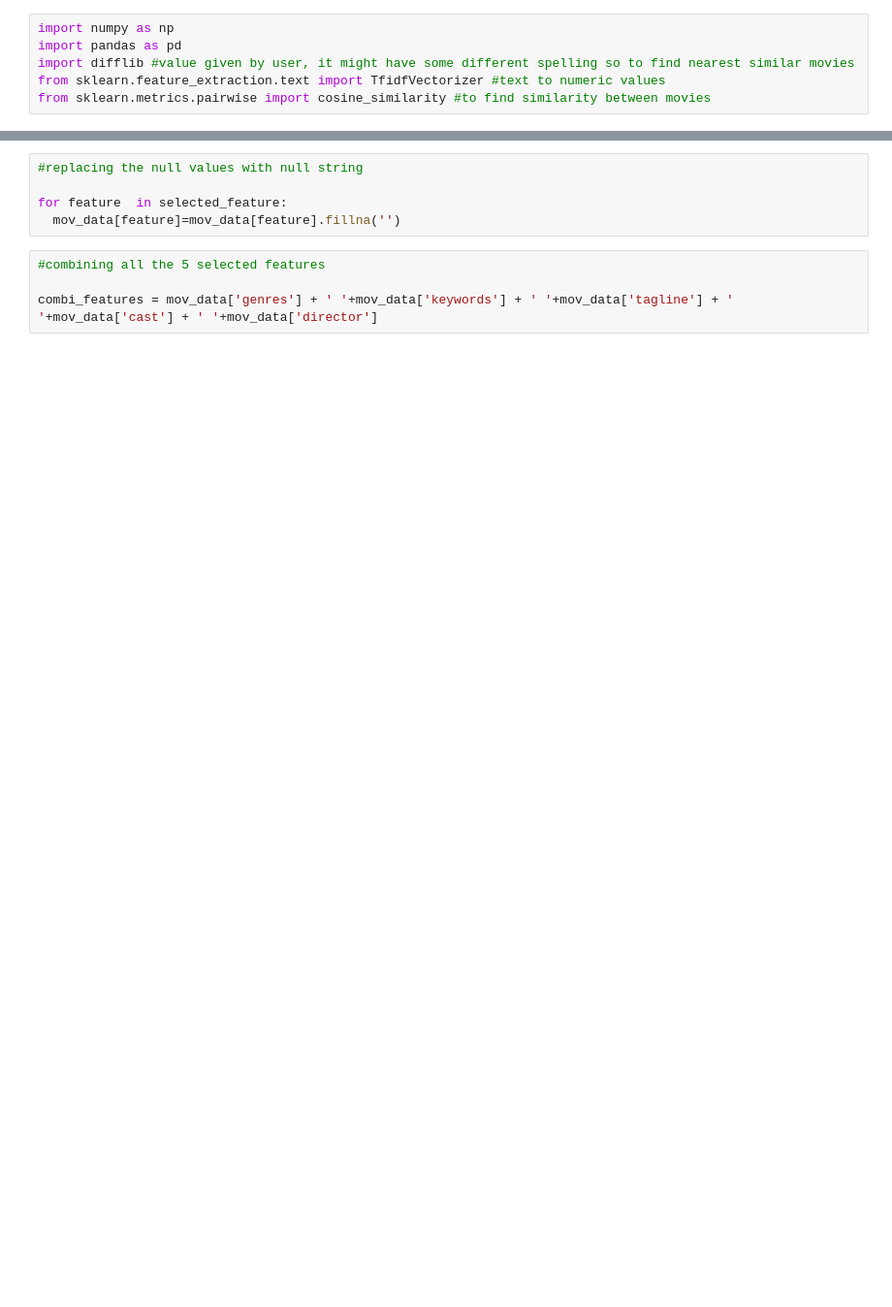
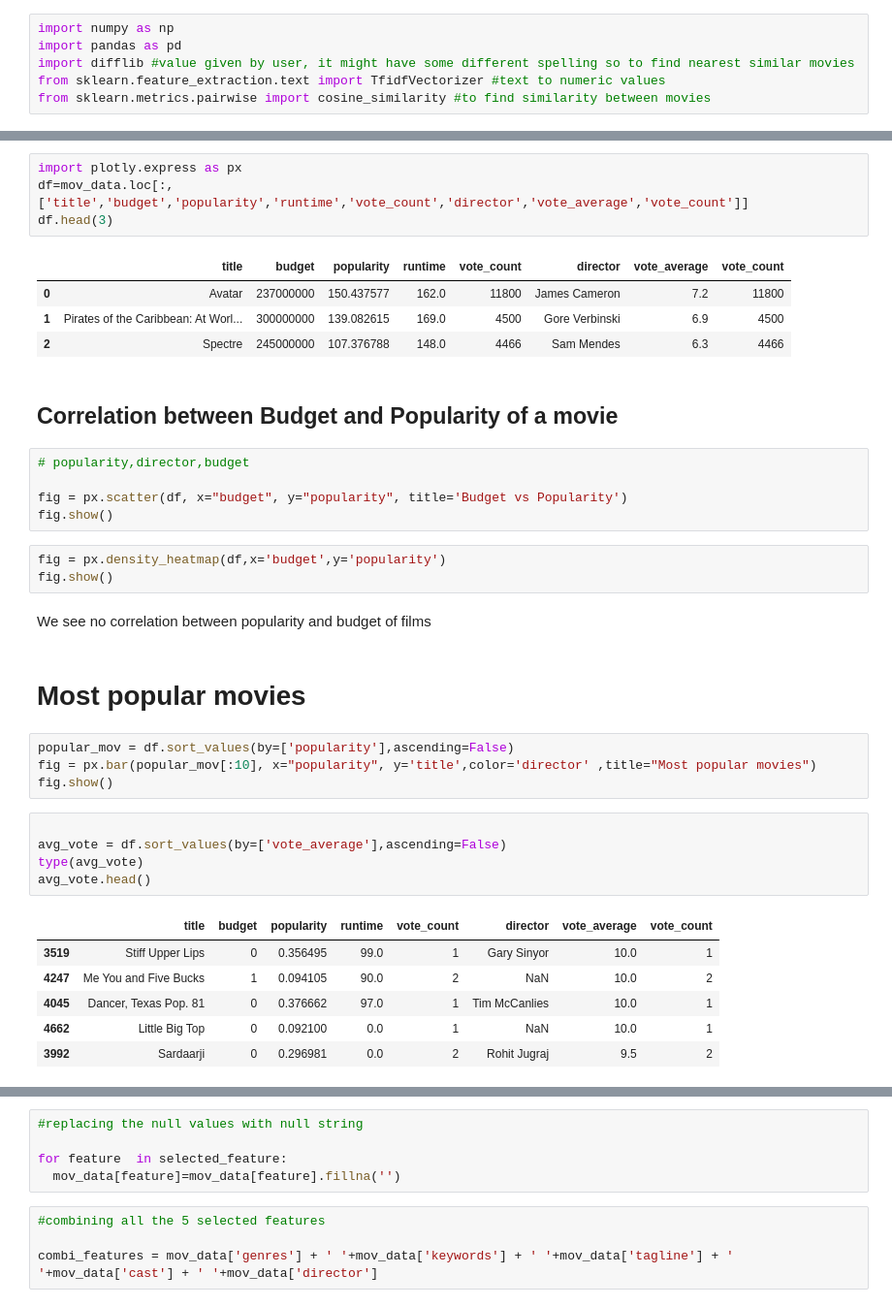
Before and after one commit to vilasrhegde/MovieRecommendation, a Jupyter notebook: MovRecommend.ipynb, the cells around one changed output, grey strips where cells are left out. Shown at 97% size. Cells and saved outputs as stored; diff of their text form; blank space fills up the shorter version.

```diff
--- a/MovRecommend.ipynb
+++ b/MovRecommend.ipynb
@@ -19,0 +23,39 @@ mov_data.shape
+# %%
+import plotly.express as px
+df=mov_data.loc[:,['title','budget','popularity','runtime','vote_count','director','vote_average','vote_count']]
+df.head(3)
+# %% [output]
+|  | title | budget | popularity | runtime | vote_count | director | vote_average | vote_count |
+| 0 | Avatar | 237000000 | 150.437577 | 162.0 | 11800 | James Cameron | 7.2 | 11800 |
+| 1 | Pirates of the Caribbean: At Worl... | 300000000 | 139.082615 | 169.0 | 4500 | Gore Verbinski | 6.9 | 4500 |
+| 2 | Spectre | 245000000 | 107.376788 | 148.0 | 4466 | Sam Mendes | 6.3 | 4466 |
+# %% [markdown]
+## Correlation between Budget and Popularity of a movie
+# %%
+# popularity,director,budget
+
+fig = px.scatter(df, x="budget", y="popularity", title='Budget vs Popularity')
+fig.show()
+# %%
+fig = px.density_heatmap(df,x='budget',y='popularity')
+fig.show()
+# %% [markdown]
+We see no correlation between popularity and budget of films
+# %% [markdown]
+# Most popular movies
+# %%
+popular_mov = df.sort_values(by=['popularity'],ascending=False)
+fig = px.bar(popular_mov[:10], x="popularity", y='title',color='director' ,title="Most popular movies")
+fig.show()
+# %%
+
+avg_vote = df.sort_values(by=['vote_average'],ascending=False)
+type(avg_vote)
+avg_vote.head()
+# %% [output]
+|  | title | budget | popularity | runtime | vote_count | director | vote_average | vote_count |
+| 3519 | Stiff Upper Lips | 0 | 0.356495 | 99.0 | 1 | Gary Sinyor | 10.0 | 1 |
+| 4247 | Me You and Five Bucks | 1 | 0.094105 | 90.0 | 2 | NaN | 10.0 | 2 |
+| 4045 | Dancer, Texas Pop. 81 | 0 | 0.376662 | 97.0 | 1 | Tim McCanlies | 10.0 | 1 |
+| 4662 | Little Big Top | 0 | 0.092100 | 0.0 | 1 | NaN | 10.0 | 1 |
+| 3992 | Sardaarji | 0 | 0.296981 | 0.0 | 2 | Rohit Jugraj | 9.5 | 2 |
```
Also changed, not shown: parts of 47 cells of this notebook, 4 other files.
